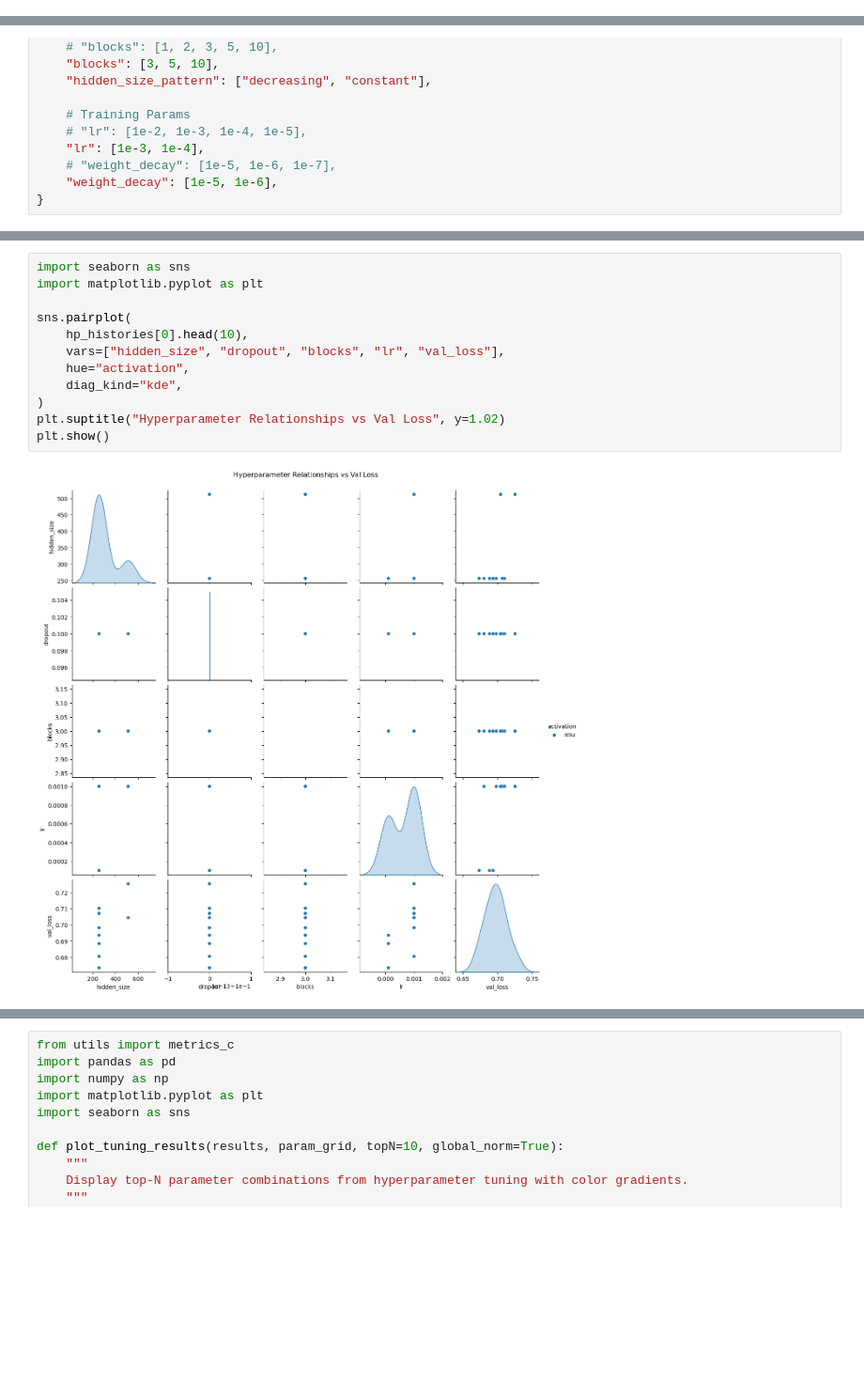
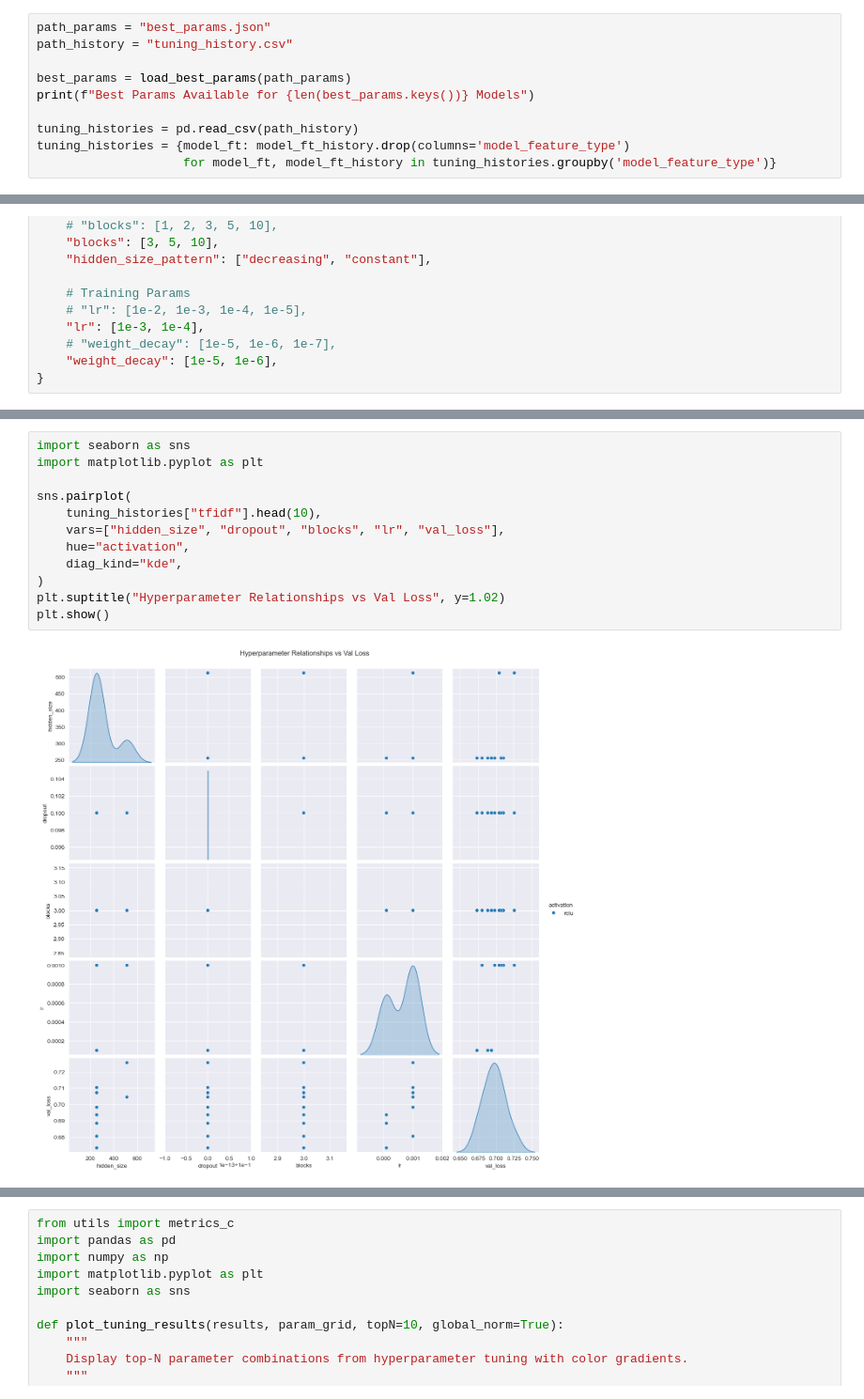
Before and after one commit to dimitris-kr/AgoraPottery, a Jupyter notebook: 02_chronology_prediction/NN/regression/02_model_tuning.ipynb, the cells around one changed output, grey strips where cells are left out. Shown: that part at 94% size. Saved outputs shown, nothing was run; the diff lists cells and outputs as text; blank space fills up the shorter version.

Commit message:
tuning / save and visualize results

```diff
--- a/02_chronology_prediction/NN/regression/02_model_tuning.ipynb
+++ b/02_chronology_prediction/NN/regression/02_model_tuning.ipynb
@@ -70,3 +71,13 @@ datasets = create_pottery_datasets(X, y)
 loaders = create_pottery_dataloaders(datasets, batch_size=64)
 # %% [markdown]
 ## Tune Model
+# %%
+path_params = "best_params.json"
+path_history = "tuning_history.csv"
+
+best_params = load_best_params(path_params)
+print(f"Best Params Available for {len(best_params.keys())} Models")
+
+tuning_histories = pd.read_csv(path_history)
+tuning_histories = {model_ft: model_ft_history.drop(columns='model_feature_type')
+                    for model_ft, model_ft_history in tuning_histories.groupby('model_feature_type')}
@@ -187,17 +236,17 @@ hp_history_full.to_csv("hp_history.csv", index=False)
 # %%
 import seaborn as sns
 import matplotlib.pyplot as plt
 
 sns.pairplot(
-    hp_histories[0].head(10),
+    tuning_histories["tfidf"].head(10),
     vars=["hidden_size", "dropout", "blocks", "lr", "val_loss"],
     hue="activation",
     diag_kind="kde",
 )
 plt.suptitle("Hyperparameter Relationships vs Val Loss", y=1.02)
 plt.show()
 # %% [output]
-[figure, old version]
+[figure, new version]
 # %%
 from pandas.plotting import parallel_coordinates
 
```
Also changed, not shown: parts of 20 cells of this notebook, 5 other files.
